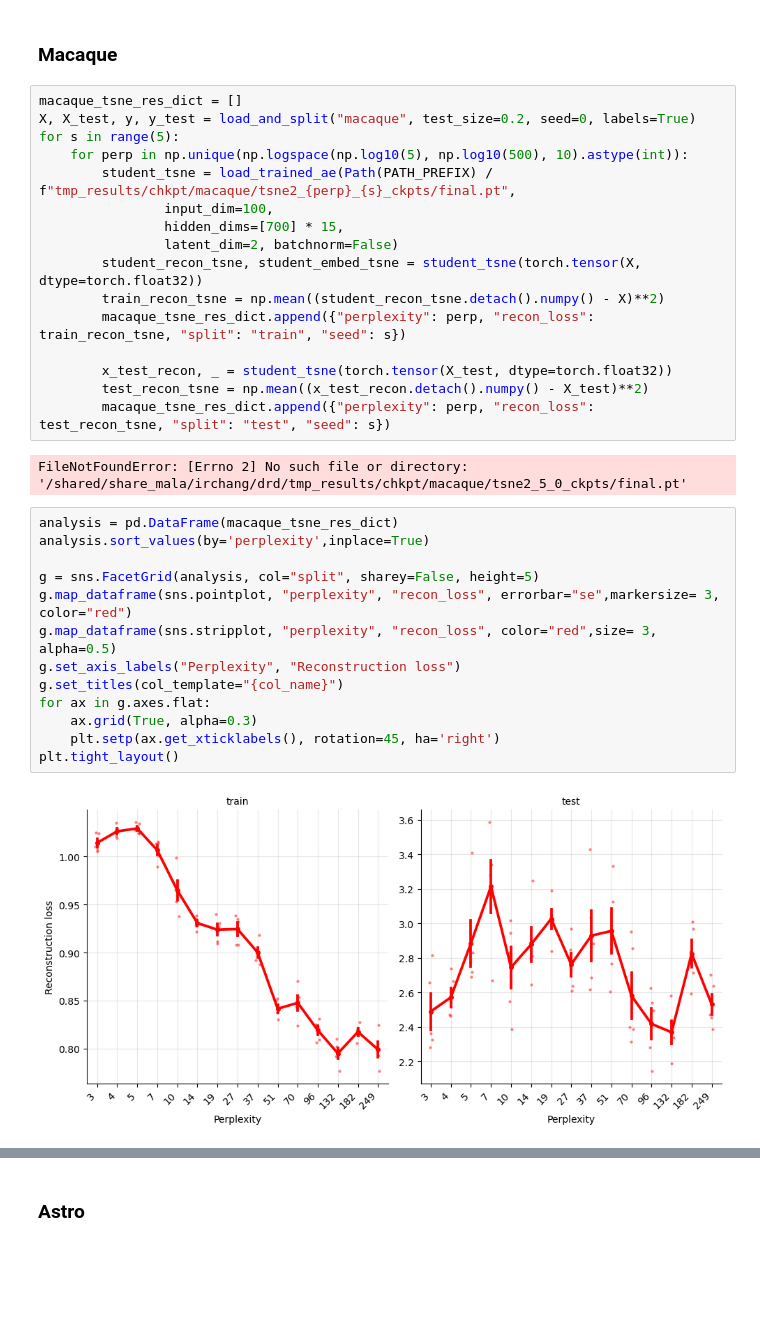
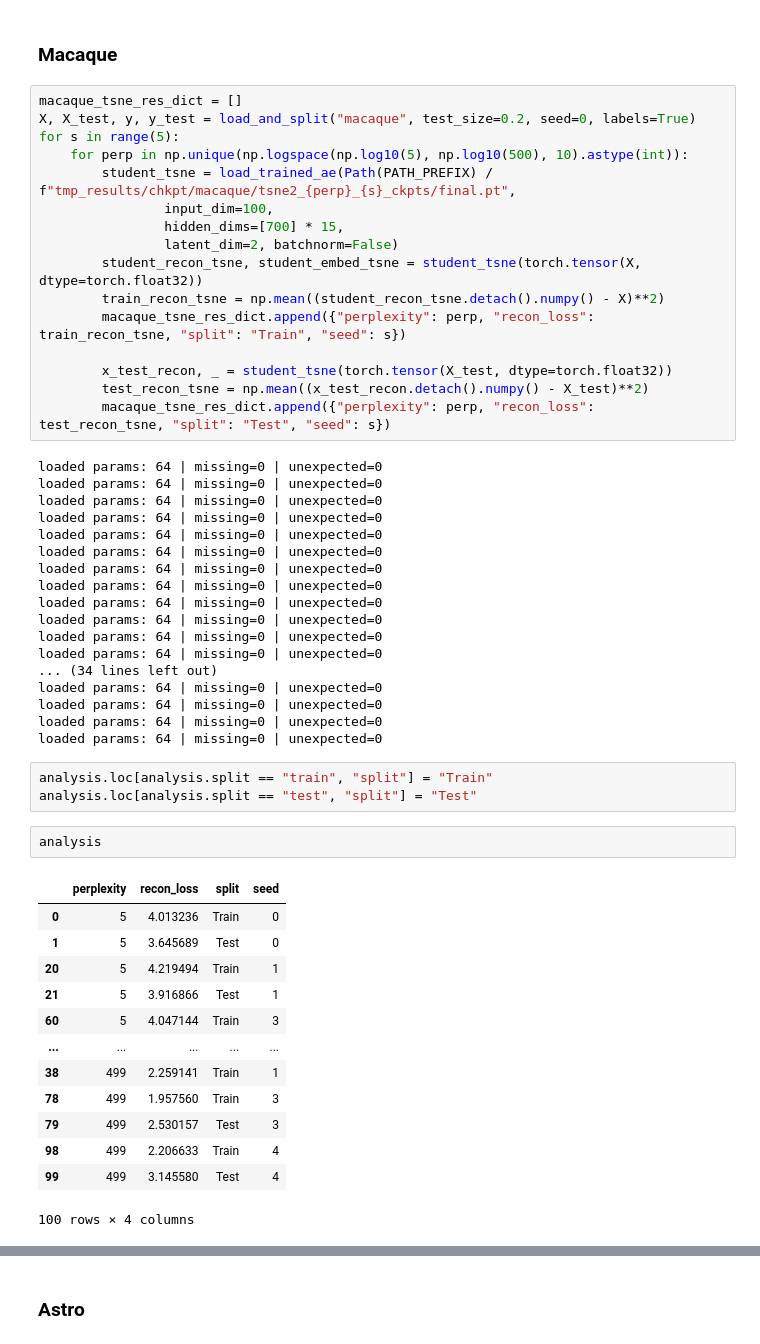
Before and after one commit to DataSlingers/MEDAL, a Jupyter notebook: notebooks/compare_teachers.ipynb, the cells around one changed output, grey strips where cells are left out. Saved outputs shown, nothing was run; the diff lists cells and outputs as text; blank space fills up the shorter version.

```diff
--- a/notebooks/compare_teachers.ipynb
+++ b/notebooks/compare_teachers.ipynb
@@ -1070,25 +1083,45 @@ for s in range(5):
                 latent_dim=2, batchnorm=False)
         student_recon_tsne, student_embed_tsne = student_tsne(torch.tensor(X, dtype=torch.float32))
         train_recon_tsne = np.mean((student_recon_tsne.detach().numpy() - X)**2)
-        macaque_tsne_res_dict.append({"perplexity": perp, "recon_loss": train_recon_tsne, "split": "train", "seed": s})
+        macaque_tsne_res_dict.append({"perplexity": perp, "recon_loss": train_recon_tsne, "split": "Train", "seed": s})
 
         x_test_recon, _ = student_tsne(torch.tensor(X_test, dtype=torch.float32))
         test_recon_tsne = np.mean((x_test_recon.detach().numpy() - X_test)**2)
-        macaque_tsne_res_dict.append({"perplexity": perp, "recon_loss": test_recon_tsne, "split": "test", "seed": s})
+        macaque_tsne_res_dict.append({"perplexity": perp, "recon_loss": test_recon_tsne, "split": "Test", "seed": s})
 # %% [output]
-FileNotFoundError: [Errno 2] No such file or directory: '/shared/share_mala/irchang/drd/tmp_results/chkpt/macaque/tsne2_5_0_ckpts/final.pt'
+loaded params: 64 | missing=0 | unexpected=0
+loaded params: 64 | missing=0 | unexpected=0
+loaded params: 64 | missing=0 | unexpected=0
+loaded params: 64 | missing=0 | unexpected=0
+loaded params: 64 | missing=0 | unexpected=0
+loaded params: 64 | missing=0 | unexpected=0
+loaded params: 64 | missing=0 | unexpected=0
+loaded params: 64 | missing=0 | unexpected=0
+loaded params: 64 | missing=0 | unexpected=0
+loaded params: 64 | missing=0 | unexpected=0
+loaded params: 64 | missing=0 | unexpected=0
+loaded params: 64 | missing=0 | unexpected=0
+... (34 lines left out)
+loaded params: 64 | missing=0 | unexpected=0
+loaded params: 64 | missing=0 | unexpected=0
+loaded params: 64 | missing=0 | unexpected=0
+loaded params: 64 | missing=0 | unexpected=0
-# %%
-analysis = pd.DataFrame(macaque_tsne_res_dict)
-analysis.sort_values(by='perplexity',inplace=True)
-
-g = sns.FacetGrid(analysis, col="split", sharey=False, height=5)
-g.map_dataframe(sns.pointplot, "perplexity", "recon_loss", errorbar="se",markersize= 3, color="red")
-g.map_dataframe(sns.stripplot, "perplexity", "recon_loss", color="red",size= 3, alpha=0.5)
-g.set_axis_labels("Perplexity", "Reconstruction loss")
-g.set_titles(col_template="{col_name}")
-for ax in g.axes.flat:
-    ax.grid(True, alpha=0.3)
-    plt.setp(ax.get_xticklabels(), rotation=45, ha='right')
-plt.tight_layout()
-# %% [output]
-[figure, removed]
+# %%
+analysis.loc[analysis.split == "train", "split"] = "Train"
+analysis.loc[analysis.split == "test", "split"] = "Test"
+# %%
+analysis
+# %% [output]
+|  | perplexity | recon_loss | split | seed |
+| 0 | 5 | 4.013236 | Train | 0 |
+| 1 | 5 | 3.645689 | Test | 0 |
+| 20 | 5 | 4.219494 | Train | 1 |
+| 21 | 5 | 3.916866 | Test | 1 |
+| 60 | 5 | 4.047144 | Train | 3 |
+| ... | ... | ... | ... | ... |
+| 38 | 499 | 2.259141 | Train | 1 |
+| 78 | 499 | 1.957560 | Train | 3 |
+| 79 | 499 | 2.530157 | Test | 3 |
+| 98 | 499 | 2.206633 | Train | 4 |
+| 99 | 499 | 3.145580 | Test | 4 |
+100 rows × 4 columns
```
Also changed, not shown: parts of 5 cells of this notebook, 3 other files.
